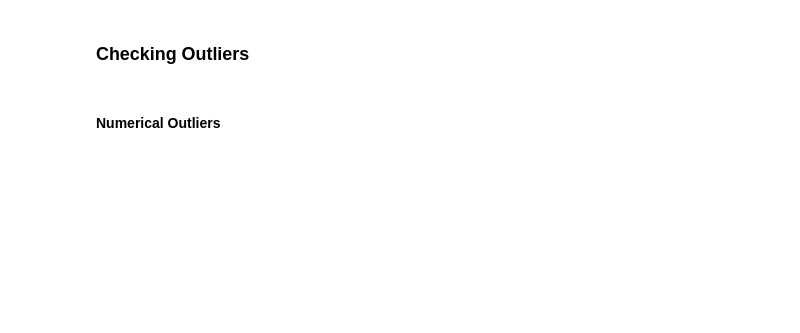
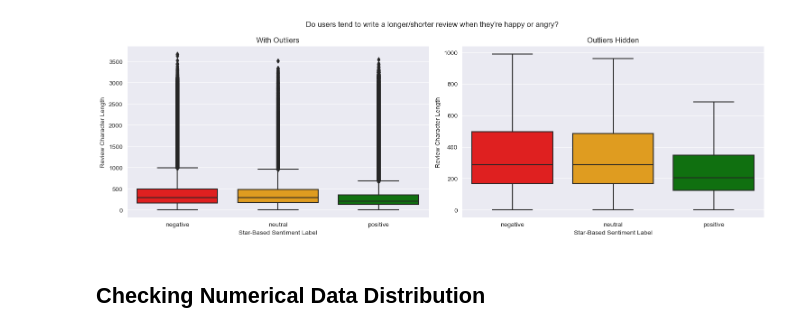
Before and after one commit to clement-hironimus/yelp-pulse-sentiment-topic-modeling, a Jupyter notebook: 02_yelp_pulse_exploratory_data_analysis.ipynb, the cells around one changed output. Drawn from its saved outputs; the diff is of its cells as text; code cells hidden in the pictures; blank space fills up the shorter version.

Commit message:
Uploaded Exploratory Data Analysis
See file "02_yelp_pulse_exploratory_data_analysis.ipynb"

```diff
--- a/02_yelp_pulse_exploratory_data_analysis.ipynb
+++ b/02_yelp_pulse_exploratory_data_analysis.ipynb
@@ -25,3 +224,12 @@ Step 4: LSTM Model Building and Tuning (see: yelp_pulse_lstm_model.ipynb)
 # %%
-# Create the column
+# Create the conditions
+conditions = [
+    df_clean_yelp_review_and_business['review_stars'] <= 2, # Negative
+    df_clean_yelp_review_and_business['review_stars'] == 3, # Neutral
+    df_clean_yelp_review_and_business['review_stars'] >= 4 # Positive
+]
+
+choices = ['negative', 'neutral', 'positive'] # Corresponding to the above
+
+df_clean_yelp_review_and_business['star_based_sentiment_label'] = np.select(conditions, choices, default=np.NaN)
 # %%
@@ -28,0 +269,6 @@ Step 4: LSTM Model Building and Tuning (see: yelp_pulse_lstm_model.ipynb)
+# %%
+# Create the new column
+df_clean_yelp_review_and_business['cleaned_review_text_length'] = df_clean_yelp_review_and_business['cleaned_review_text'].str.len()
+
+# Preview data
+df_clean_yelp_review_and_business[['cleaned_review_text', 'cleaned_review_text_length']].head()
@@ -29,4 +282,37 @@ Step 4: LSTM Model Building and Tuning (see: yelp_pulse_lstm_model.ipynb)
+# %%
+fig, (ax1, ax2) = plt.subplots(nrows=1, ncols=2, figsize=(15, 5))
+
+# Left Plot
+sns.boxplot(
+    data=df_clean_yelp_review_and_business,
+    x='star_based_sentiment_label',
+    y='cleaned_review_text_length',
+    order=['negative', 'neutral', 'positive'],
+    palette=category_color,
+    ax=ax1
+)
+ax1.set_title("With Outliers")
+ax1.set_xlabel('Star-Based Sentiment Label')
+ax1.set_ylabel('Review Character Length')
+
+# Right Plot (like above, but hiding outliers)
+sns.boxplot(
+    data=df_clean_yelp_review_and_business,
+    x='star_based_sentiment_label',
+    y='cleaned_review_text_length',
+    order=['negative', 'neutral', 'positive'],
+    palette=category_color,
+    showfliers=False,
+    ax=ax2
+)
+ax2.set_title('Outliers Hidden')
+ax2.set_xlabel('Star-Based Sentiment Label')
+ax2.set_ylabel('Review Character Length')
+
+plt.suptitle("Do users tend to write a longer/shorter review when they're happy or angry?")
+plt.tight_layout()
+plt.show()
+# %% [output]
+[figure, added]
 # %% [markdown]
-### Checking Outliers
+## Checking Numerical Data Distribution
-# %% [markdown]
-#### Numerical Outliers
```
Also changed, not shown: parts of 49 cells of this notebook, 10 other files.
